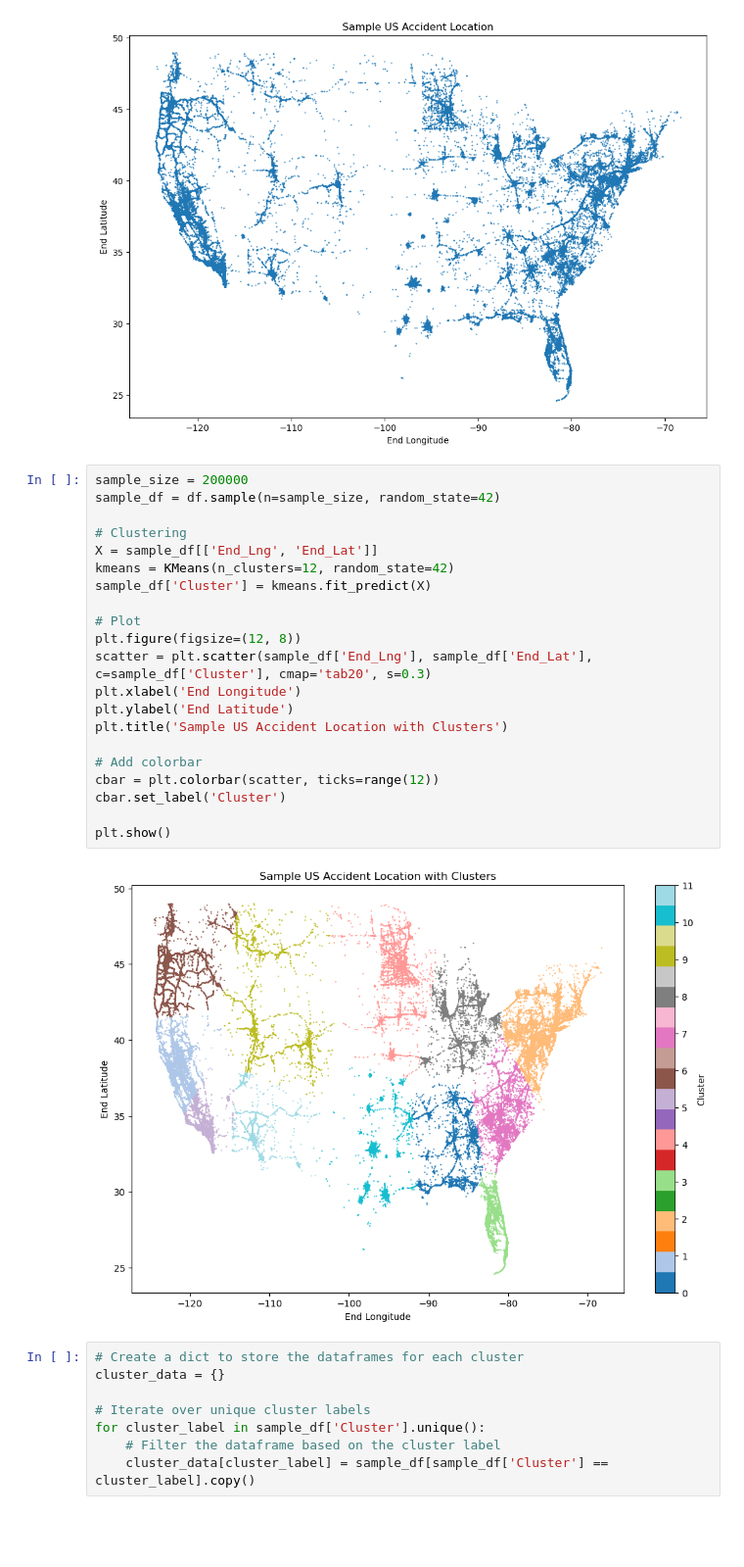
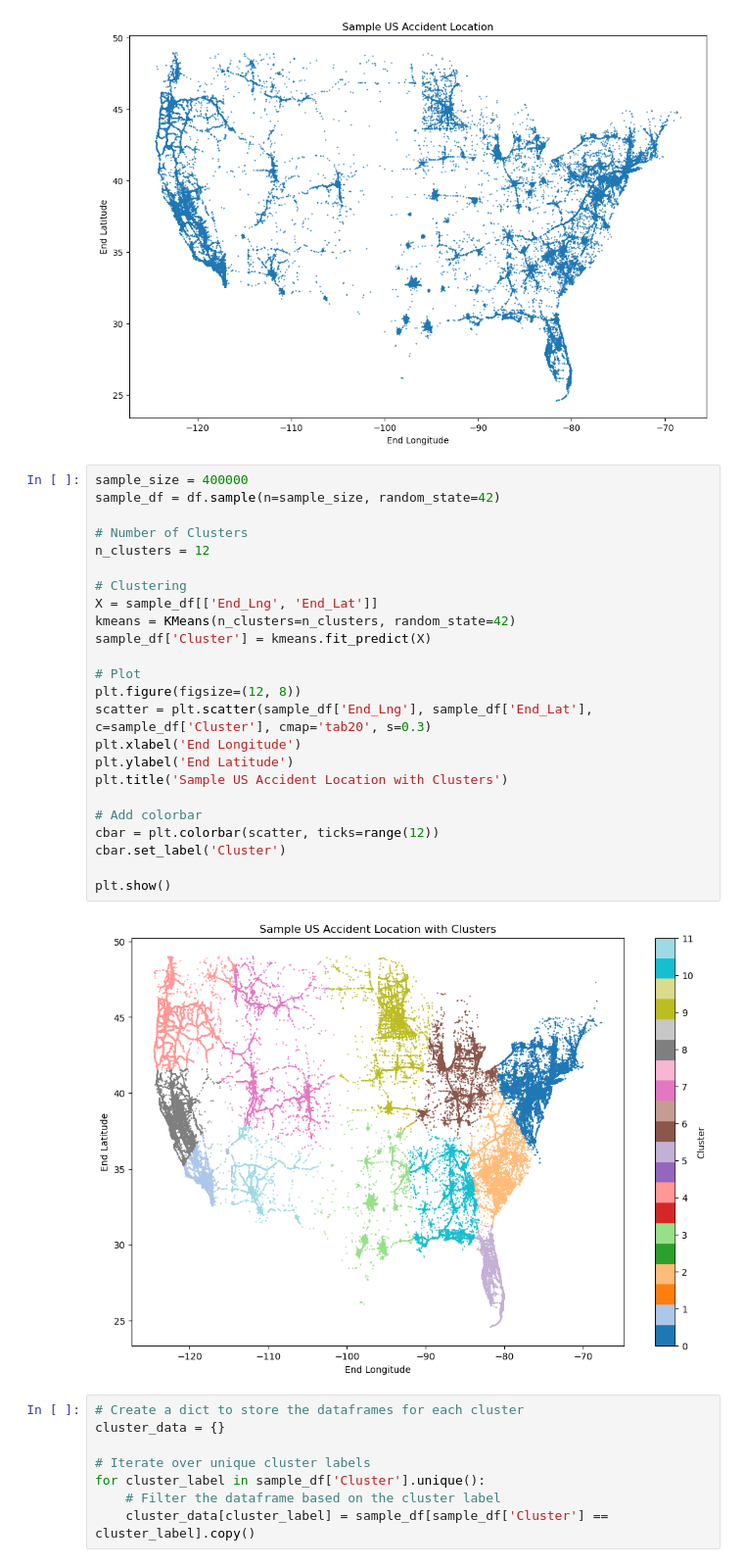
Before and after one commit to AbolfazlAAnsari/Transportaion-Pipline, a Jupyter notebook: Classified_Apriori.ipynb, the cells around one changed output. Shown: that part at 98% size. Cells and saved outputs as stored; diff of their text form; blank space fills up the shorter version.

```diff
--- a/Classified_Apriori.ipynb
+++ b/Classified_Apriori.ipynb
@@ -33,28 +33,31 @@ plt.show()
 # %% [output]
 [figure]
 # %%
-sample_size = 200000
+sample_size = 400000
 sample_df = df.sample(n=sample_size, random_state=42)
+
+# Number of Clusters
+n_clusters = 12
 
 # Clustering
 X = sample_df[['End_Lng', 'End_Lat']]
-kmeans = KMeans(n_clusters=12, random_state=42)
+kmeans = KMeans(n_clusters=n_clusters, random_state=42)
 sample_df['Cluster'] = kmeans.fit_predict(X)
 
 # Plot
 plt.figure(figsize=(12, 8))
 scatter = plt.scatter(sample_df['End_Lng'], sample_df['End_Lat'], c=sample_df['Cluster'], cmap='tab20', s=0.3)
 plt.xlabel('End Longitude')
 plt.ylabel('End Latitude')
 plt.title('Sample US Accident Location with Clusters')
 
 # Add colorbar
 cbar = plt.colorbar(scatter, ticks=range(12))
 cbar.set_label('Cluster')
 
 plt.show()
 # %% [output]
-[figure, old version]
+[figure, new version]
 # %%
 # Create a dict to store the dataframes for each cluster
 cluster_data = {}
```
Also changed, not shown: parts of 22 cells of this notebook.
